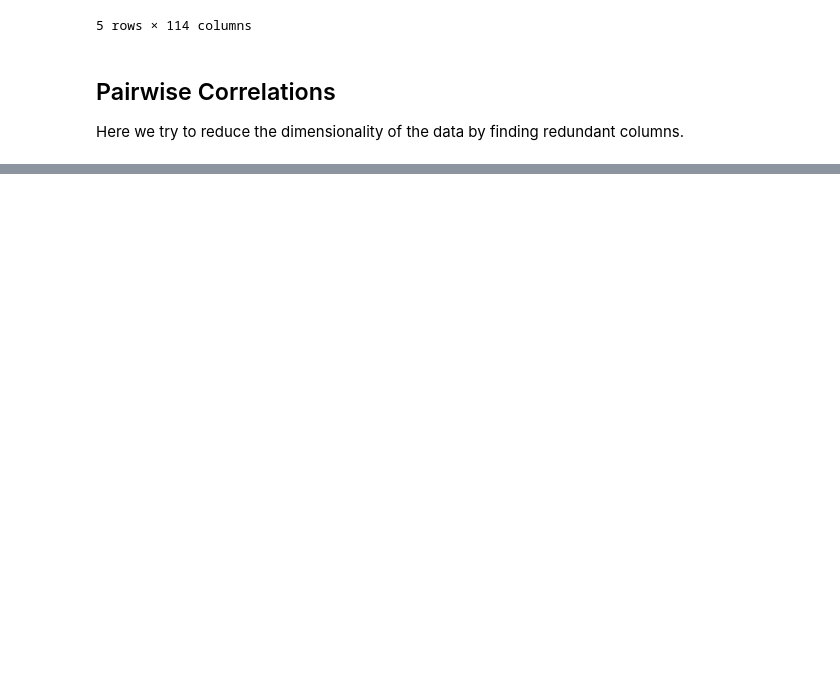
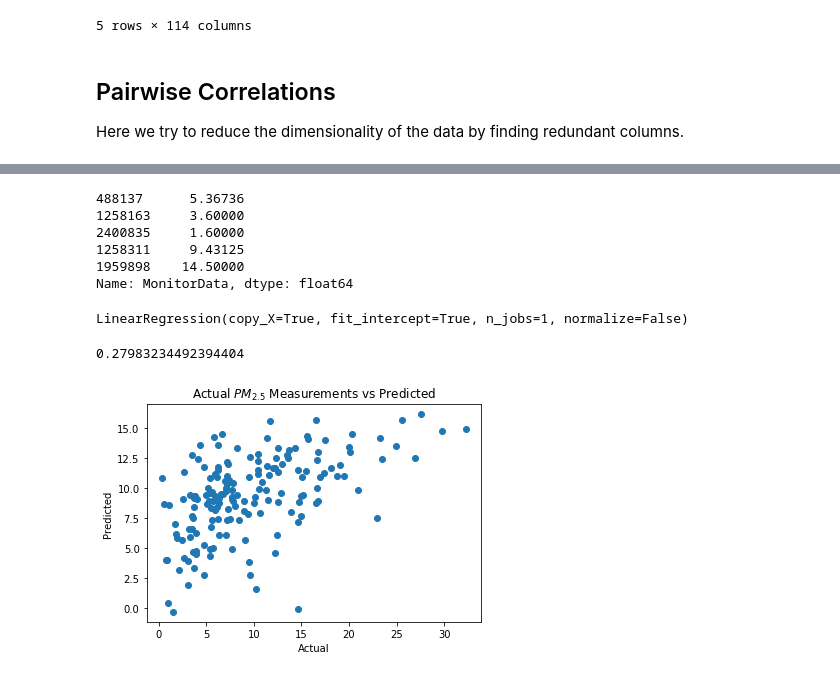
Before and after one commit to chase130101/airpred, a Jupyter notebook: eda/justin_EDA.ipynb, the cells around one changed output, grey strips where cells are left out. Drawn from its saved outputs; the diff is of its cells as text; code cells hidden in the pictures; blank space fills up the shorter version.

Commit message:
Added baseline linear regression model

```diff
--- a/eda/justin_EDA.ipynb
+++ b/eda/justin_EDA.ipynb
@@ -298,0 +369,3 @@ Predictors displaying strong positive/negative correlations: ['MOD11A1_LST_Night
+# %%
+df_year_subset["month"] = [date.month for date in pd.to_datetime(df_year_subset["date"])]
+df_year_subset.head()
@@ -298,0 +380,3 @@ Predictors displaying strong positive/negative correlations: ['MOD11A1_LST_Night
+# %%
+df_year_subset = pd.get_dummies(df_year_subset, columns = ["month"])
+df_year_subset.head()
@@ -298,0 +391,11 @@ Predictors displaying strong positive/negative correlations: ['MOD11A1_LST_Night
+# %%
+subset_train, subset_test = train_test_split(df_year_subset, test_size=0.2, random_state=42)
+
+X_train = subset_train[[col for col in df_year_subset.columns if
+                        col not in ["date", "MonitorData"]]]
+
+X_test  = subset_test[ [col for col in df_year_subset.columns if
+                        col not in ["date", "MonitorData"]]]
+
+y_train = subset_train["MonitorData"]
+y_test  = subset_test["MonitorData"]
@@ -298,0 +412,26 @@ Predictors displaying strong positive/negative correlations: ['MOD11A1_LST_Night
+# %%
+y_train.head()
+# %% [output]
+488137      5.36736
+1258163     3.60000
+2400835     1.60000
+1258311     9.43125
+1959898    14.50000
+Name: MonitorData, dtype: float64
+# %%
+linreg = LinearRegression(fit_intercept=True)
+linreg.fit(X_train.as_matrix(), y_train)
+# %% [output]
+LinearRegression(copy_X=True, fit_intercept=True, n_jobs=1, normalize=False)
+# %%
+linreg.score(X_test, y_test)
+# %% [output]
+0.27983234492394404
+# %%
+plt.scatter(y_test, linreg.predict(X_test))
+plt.title("Actual $PM_{2.5}$ Measurements vs Predicted")
+plt.xlabel("Actual")
+plt.ylabel("Predicted")
+plt.show()
+# %% [output]
+[figure, added]
```
Also changed, not shown: parts of 15 cells of this notebook.
